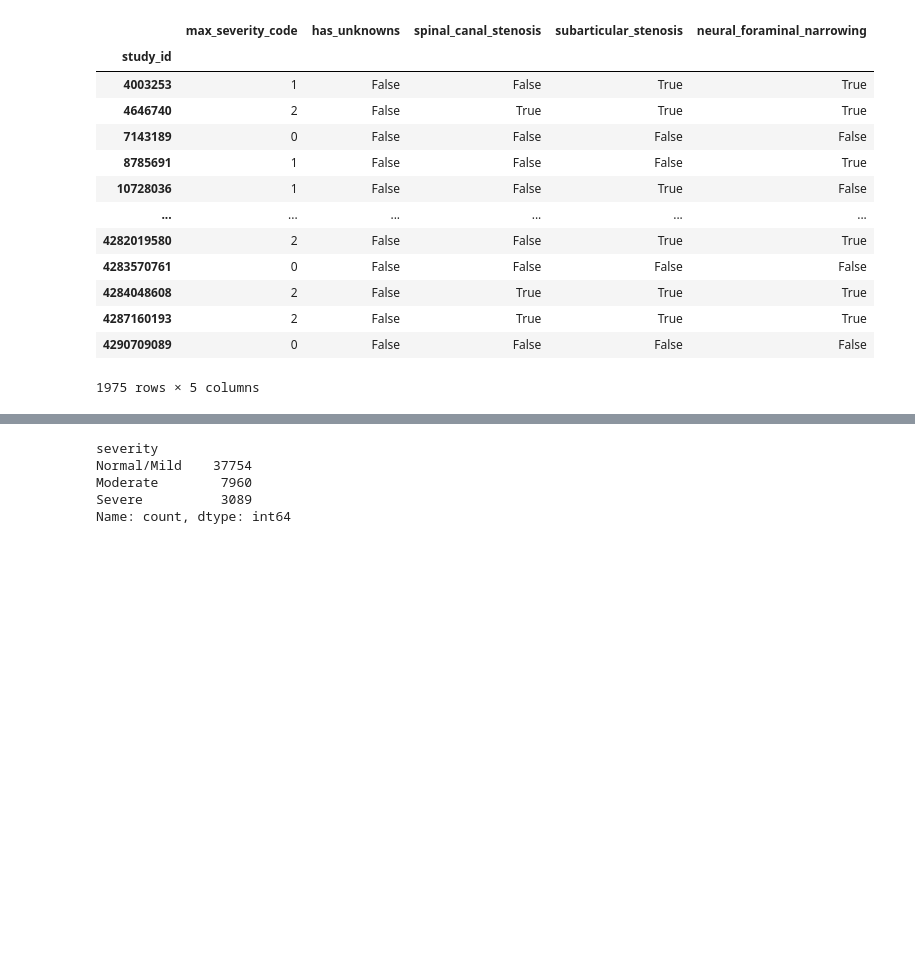
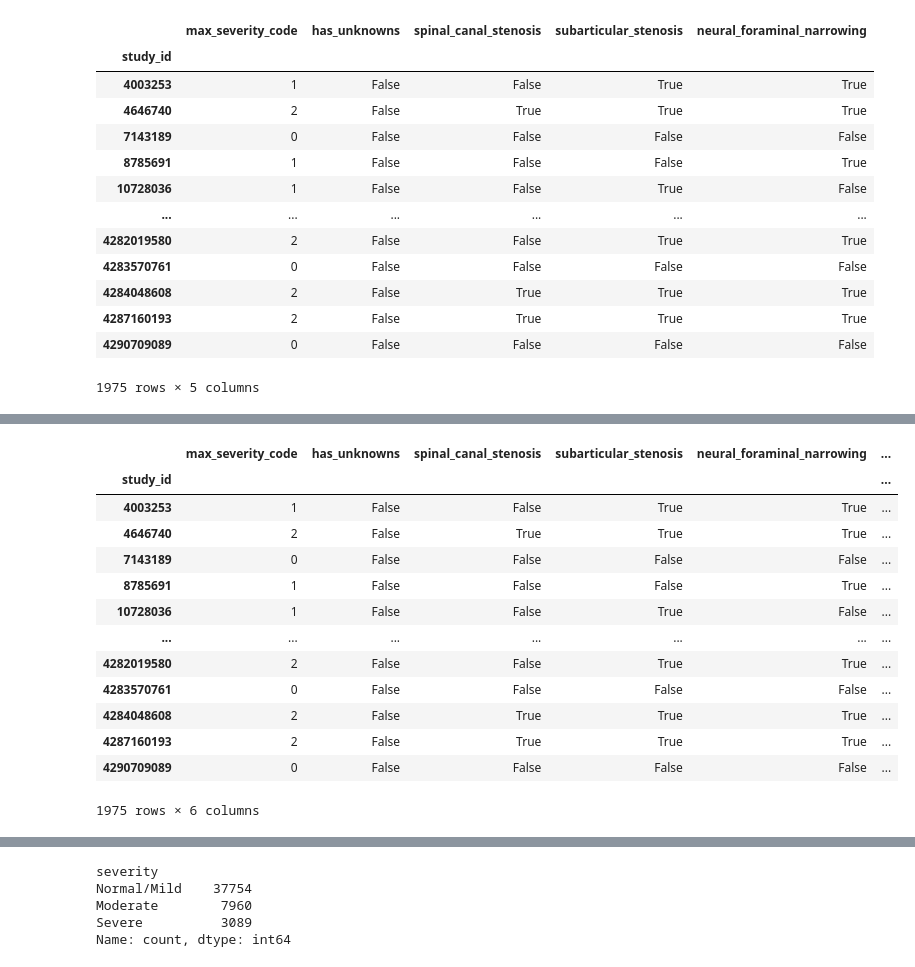
Before and after one commit to mkurtys/rsnaspine, a Jupyter notebook: explore.ipynb, the cells around one changed output, grey strips where cells are left out. Drawn from its saved outputs; the diff is of its cells as text; code cells hidden in the pictures; blank space fills up the shorter version.

```diff
--- a/explore.ipynb
+++ b/explore.ipynb
@@ -163,0 +215,15 @@ Name: count, dtype: int64
+# %%
+from sklearn.model_selection import KFold, StratifiedKFold, GroupKFold, StratifiedGroupKFold
+skf = StratifiedGroupKFold(n_splits=5, shuffle=True, random_state=2)
+
+train_features_col = pd.Series("", index=train_features.index)
+for col in train_features.columns:
+    train_features_col += train_features[col].astype(int).astype(str)
+train_features_col
+train_features
+# train_features["stratify"] = train_features_col
+split_df = pd.DataFrame(index=train_features.index, columns={"fold": np.nan})
+for fold, (train_idx, val_idx) in enumerate(skf.split(train_features.index, train_features_col, groups=train_features.index)):
+    split_df.iloc[val_idx, 0] = fold
+    # print(val_idx)
+    # train_features.loc[val_idx, 'fold'] = fold
@@ -163,0 +247,17 @@ Name: count, dtype: int64
+# %%
+train_features.join(split_df)
+# %% [output]
+|  | max_severity_code | has_unknowns | spinal_canal_stenosis | subarticular_stenosis | neural_foraminal_narrowing | ... |
+| study_id |  |  |  |  |  | ... |
+| 4003253 | 1 | False | False | True | True | ... |
+| 4646740 | 2 | False | True | True | True | ... |
+| 7143189 | 0 | False | False | False | False | ... |
+| 8785691 | 1 | False | False | False | True | ... |
+| 10728036 | 1 | False | False | True | False | ... |
+| ... | ... | ... | ... | ... | ... | ... |
+| 4282019580 | 2 | False | False | True | True | ... |
+| 4283570761 | 0 | False | False | False | False | ... |
+| 4284048608 | 2 | False | True | True | True | ... |
+| 4287160193 | 2 | False | True | True | True | ... |
+| 4290709089 | 0 | False | False | False | False | ... |
+1975 rows × 6 columns
```
Also changed, not shown: parts of 18 cells of this notebook, 14 other files.
